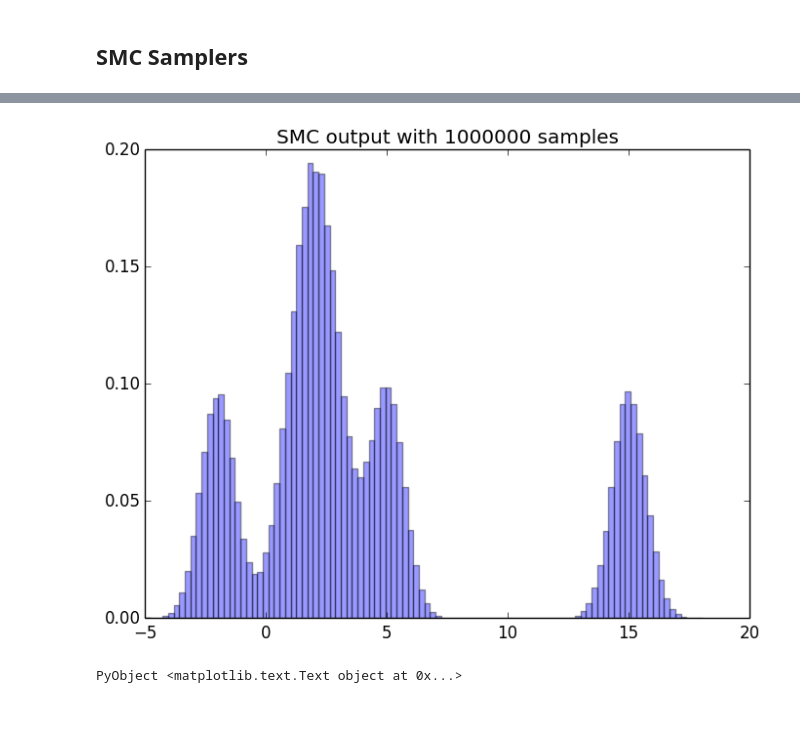
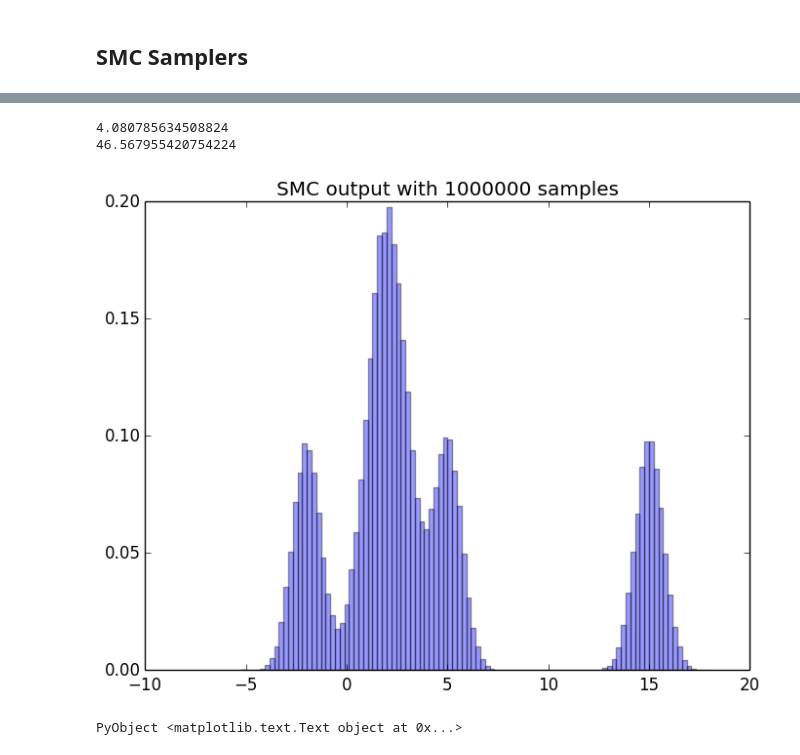
Before and after one commit to jhartford/BenchmarkingProject, a Jupyter notebook: code/MCMC.ipynb, the cells around one changed output, grey strips where cells are left out. Saved outputs shown, nothing was run; the diff lists cells and outputs as text; code cells hidden in the pictures; blank space fills up the shorter version.

```diff
--- a/code/MCMC.ipynb
+++ b/code/MCMC.ipynb
@@ -40,9 +78,8 @@ plot([p], -25, 25)
 # %% [markdown]
 ## SMC Samplers
 # %%
-include("SMCSampler.jl")
-N = int(1e6);
+n = int(1e6);
 d = 10;
-@time xs, w, essi = smcsampler(p, N=N, p = d, σ = 10.0);
-x = reshape(xs[d,:], N);
+@time xs, w, essi = smcsampler(p, N=n, p = d, σ = 25.0);
+x = reshape(xs[d,:], n);
 # %% [output]
@@ -52,6 +89,15 @@ elapsed time: 29.415400957 seconds (5012770584 bytes allocated, 25.12% gc time)
+# %%
+println(mean(x));
+println(mean(x.^2));
+g(x) = x.^2;
+diff_x = fast_means(x);
+diff_x2 = fast_means(x, g);
+# %% [output]
+4.080785634508824
+46.567955420754224
 # %%
 plt.hist(x,100, alpha=0.4, normed=true);
-title("SMC output with $N samples")
+title("SMC output with $n samples")
 # %% [output]
-[figure, old version]
+[figure, new version]
 PyObject <matplotlib.text.Text object at 0x...>
```
Also changed, not shown: parts of 19 cells of this notebook, 1 other file.
